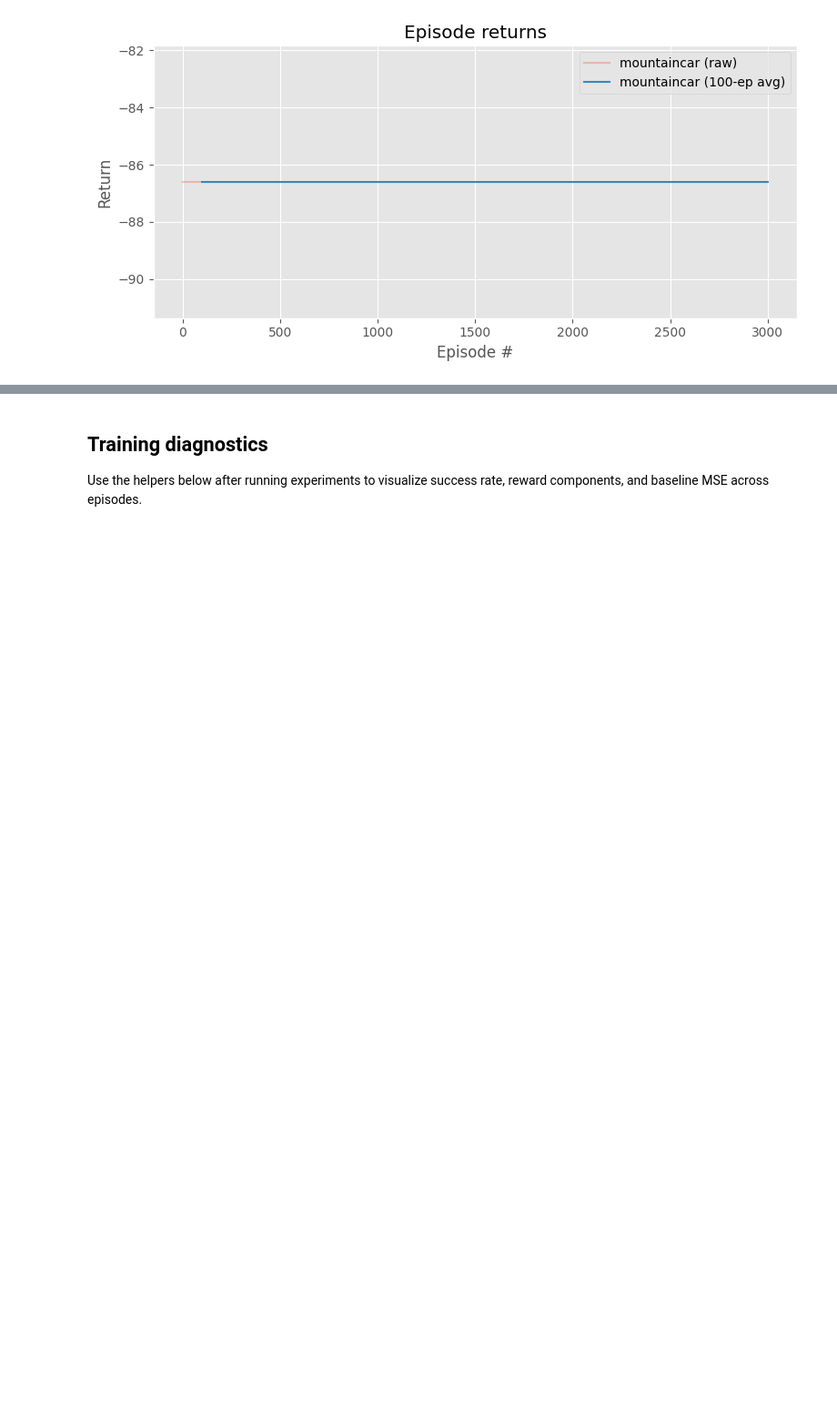
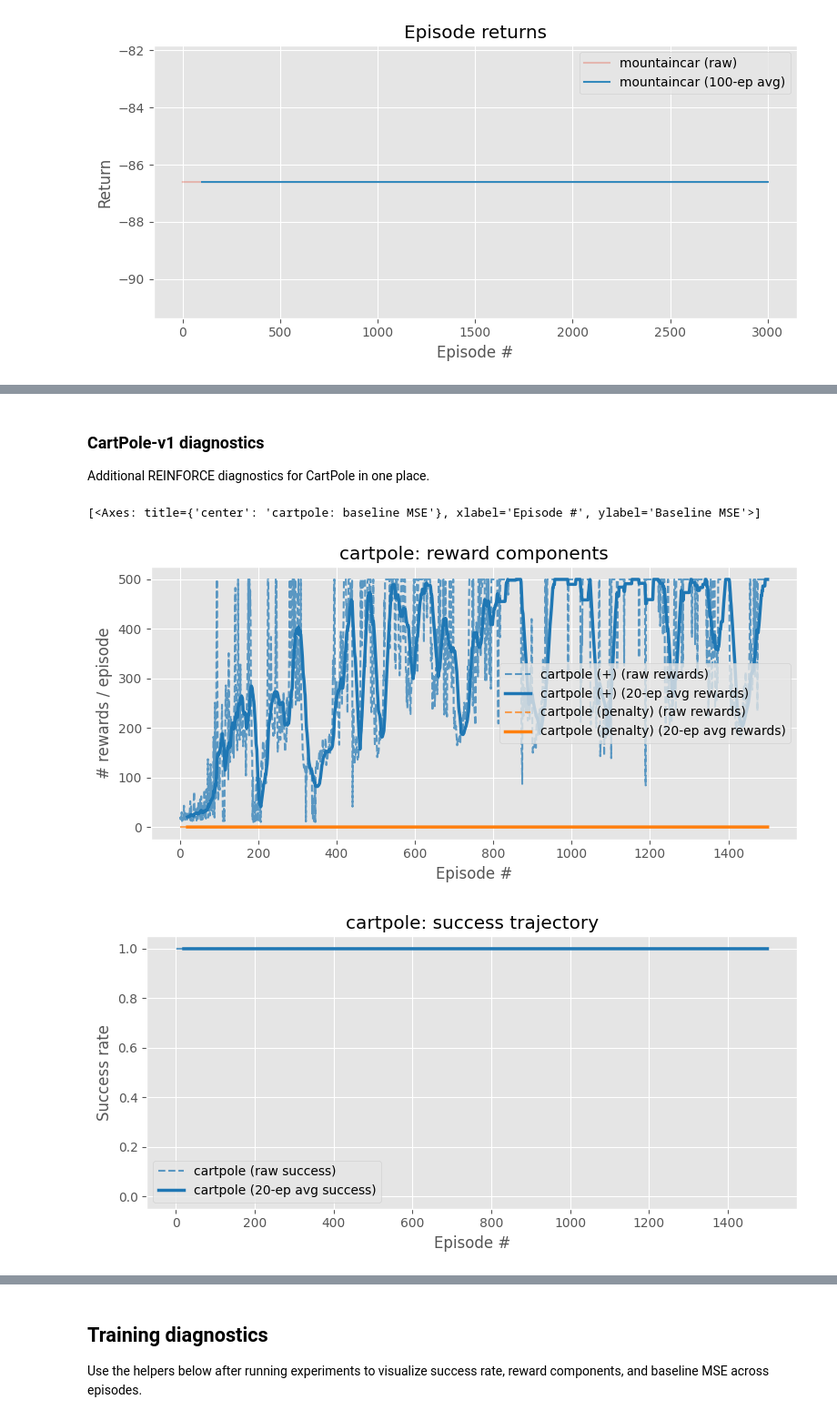
Before and after one commit to A-N1khil/compsci687-final-project, a Jupyter notebook: reinforce_baseline.ipynb, the cells around one changed output, grey strips where cells are left out. Shown at 91% size. Drawn from its saved outputs; the diff is of its cells as text; code cells hidden in the pictures; blank space fills up the shorter version.

```diff
--- a/reinforce_baseline.ipynb
+++ b/reinforce_baseline.ipynb
@@ -614,0 +699,11 @@ mountaincar_result
+# %% [markdown]
+### CartPole-v1 diagnostics
+Additional REINFORCE diagnostics for CartPole in one place.
+# %%
+plot_reward_components({'cartpole': cartpole_result})
+plot_success_rate({'cartpole': cartpole_result})
+plot_baseline_mse({'cartpole': cartpole_result})
+# %% [output]
+[<Axes: title={'center': 'cartpole: baseline MSE'}, xlabel='Episode #', ylabel='Baseline MSE'>]
+[figure, added]
+[figure, added]
```
Also changed, not shown: parts of 10 cells of this notebook, 13 other files.
